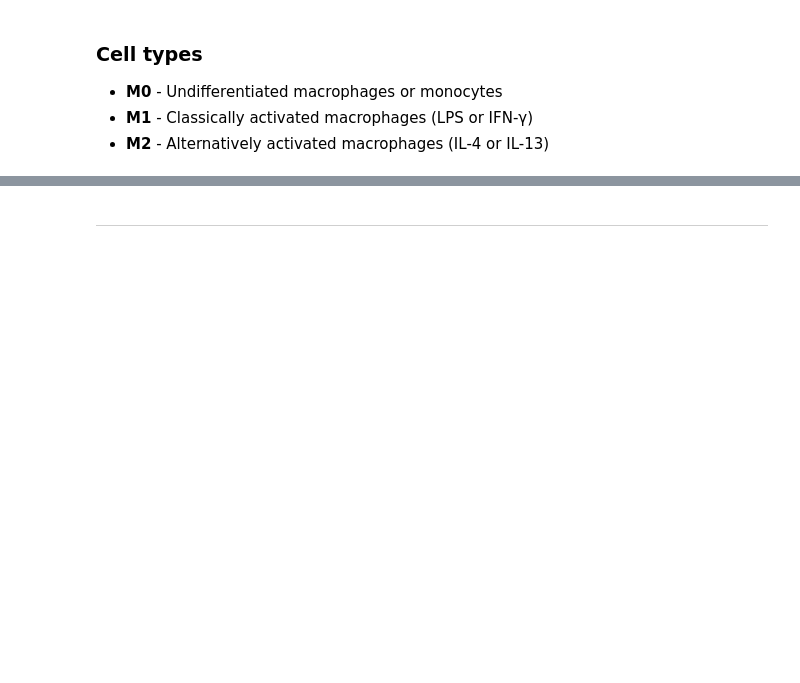
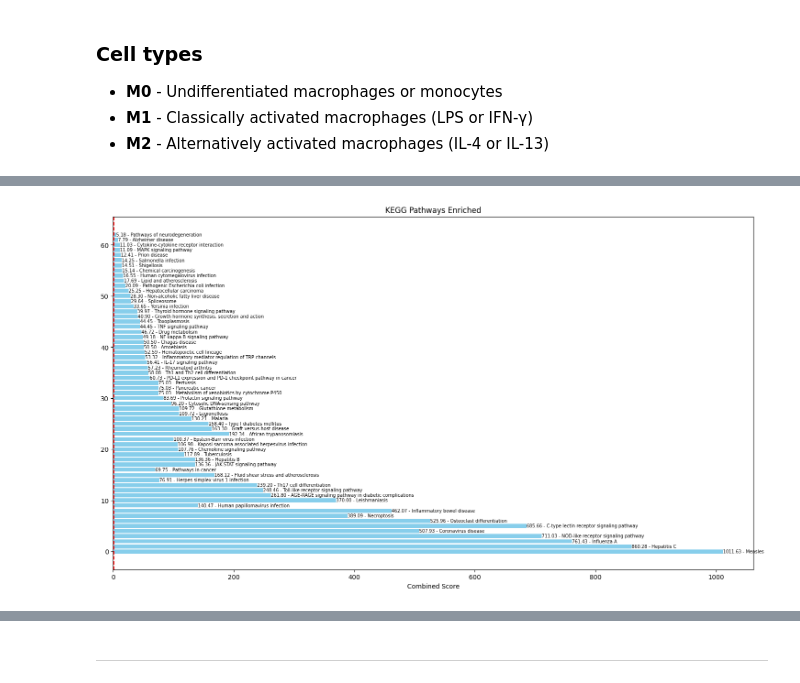
Before and after one commit to powwowath/pyMSpro, a Jupyter notebook: 00_workflow_scanpy_saschaBulk_v2.ipynb, the cells around one changed output, grey strips where cells are left out. Saved outputs shown, nothing was run; the diff lists cells and outputs as text; code cells hidden in the pictures; blank space fills up the shorter version.

```diff
--- a/00_workflow_scanpy_saschaBulk_v2.ipynb
+++ b/00_workflow_scanpy_saschaBulk_v2.ipynb
@@ -123,0 +485,13 @@ M0 proteins:  5342
+# %%
+import gseapy as gp
+
+# Prepare Data for GSEA
+de_proteins = time_points = ["STAT1", "DTX3L", "PARP14", "SAMD9L", "PARP9", "IFIT3", "CUTA", "PEBP1", "C12orf35", "FBXO30", "CCDC149", "OAS1"]
+de_proteins = top_proteins["gene"].tolist()
+
+#ranked_list = de_proteins.set_index('protein_ID')['rank'].to_dict()
+
+# Run GSEA
+enr_res = gp.enrichr(gene_list=de_proteins,
+                    gene_sets='KEGG_2021_Human',
+                    organism='Human')
@@ -123,0 +550,22 @@ M0 proteins:  5342
+# %%
+# Pretty print results
+#print(enr_res.res2d.head())
+
+# Plot results (do not use gp.gsea_plot, it is broken)
+plt.figure(figsize=(18, 10))
+plt.barh(enr_res.res2d.index, enr_res.res2d['Combined Score'], color='skyblue')
+plt.xlabel('Combined Score')
+plt.title('KEGG Pathways Enriched')
+
+# Add significance threshold
+plt.axvline(x=1.3, color='red', linestyle='--', label='p-value < 0.05')
+
+# Add value in the Term column
+for i, term in enumerate(enr_res.res2d.index):
+
+    # Concatenate Combined Score and Term
+    plt.text(enr_res.res2d['Combined Score'][i], i, f"{enr_res.res2d['Combined Score'][i]:.2f} - {enr_res.res2d['Term'][i]}", va='center', ha='left', fontsize=7)
+
+plt.show()
+# %% [output]
+[figure, added]
```
Also changed, not shown: parts of 68 cells of this notebook, 1 other file.
